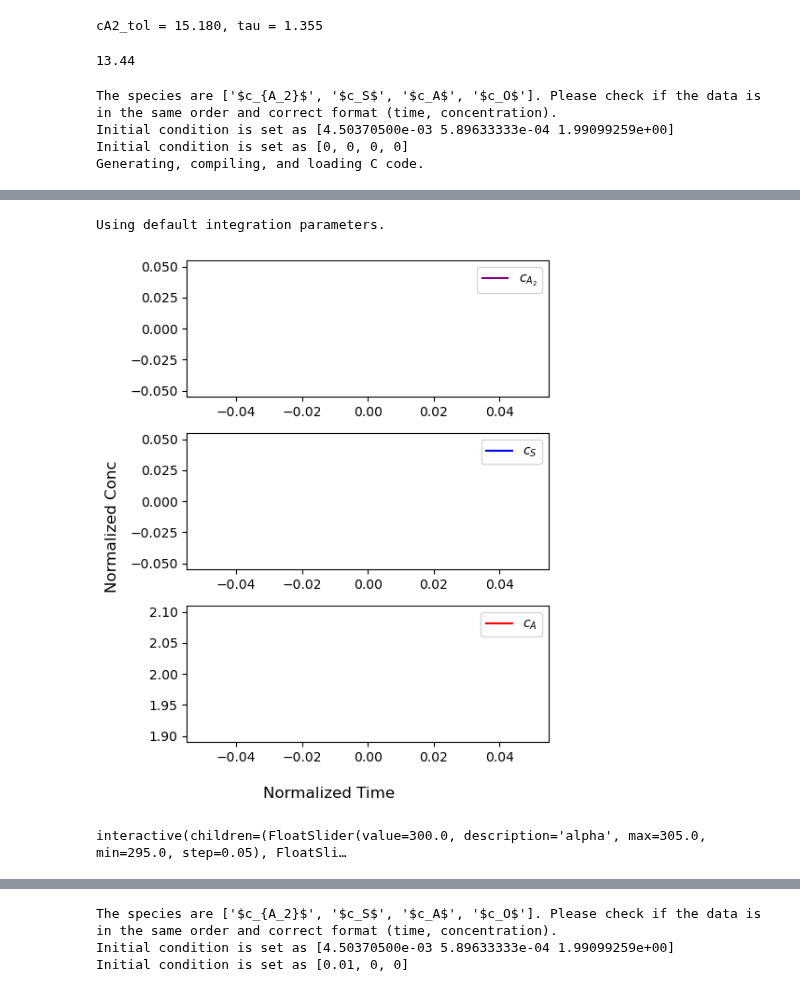
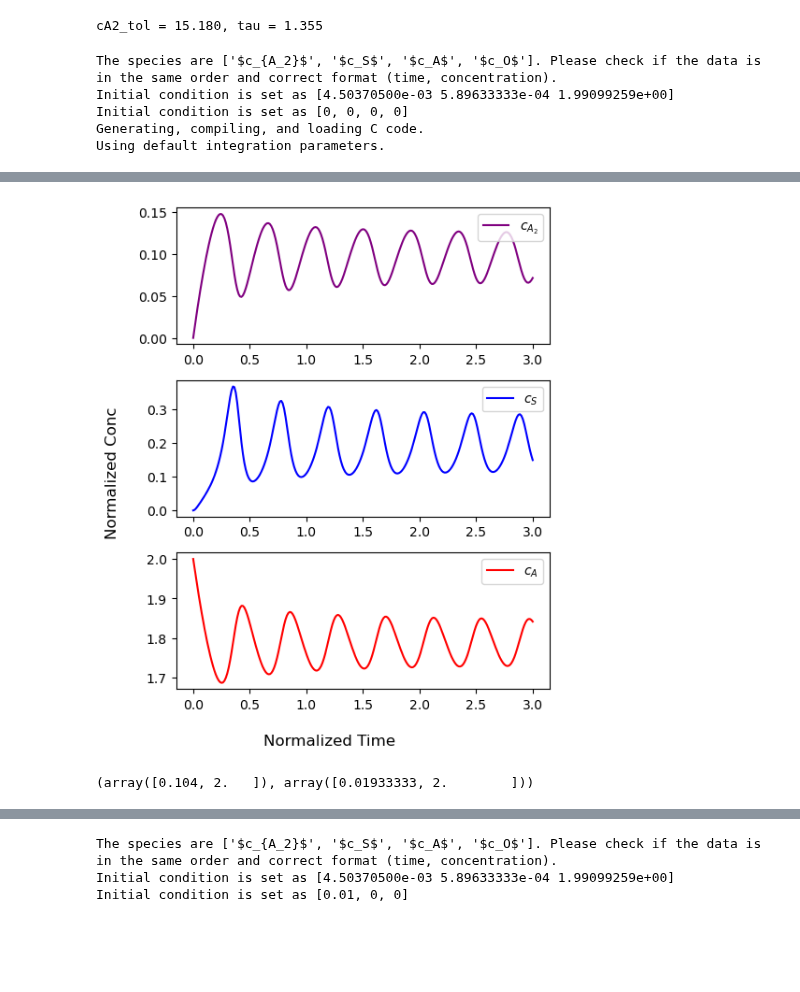
Before and after one commit to Zhiheng419/Chemical_Oscillation_Model, a Jupyter notebook: two_thiols.ipynb, the cells around one changed output, grey strips where cells are left out. Drawn from its saved outputs; the diff is of its cells as text; code cells hidden in the pictures; blank space fills up the shorter version.

```diff
--- a/two_thiols.ipynb
+++ b/two_thiols.ipynb
@@ -100,10 +100,6 @@ params = [cmc_92, rext]
 df_c92LM = input_expdata(file, params)
 # %% [output]
 cA2_tol = 15.180, tau = 1.355
-# %%
-1.2*11.2
-# %% [output]
-13.44
 # %%
 #C82 parameters
 rs_ac, rds_ac, rs, rds, ro, rm = 670, 410, 10, 210, 1e4, 1e4
@@ -113,7 +109,7 @@ td1, td2 = 0.03, 0.03
 
 #Definition of the model
 alpha, beta, theta, phi, ep, delta = rs_ac / rext, rds_ac / rext, rs / rext, rds / rext, ro / rext, rm / rext
-params1 = np.array([alpha, beta, theta, phi, ep, delta])
+params1 = [ 300,  60,   3,  50      , 892.85714286, 892.85714286]
 consts1 = np.array([lam, m])
 delay = np.array([td1, td2])
 init_cond = np.array([0, 0, 0])
@@ -129,3 +125,4 @@ The species are ['$c_{A_2}$', '$c_S$', '$c_A$', '$c_O$']. Please check if the da
 Initial condition is set as [4.50370500e-03 5.89633333e-04 1.99099259e+00]
 Initial condition is set as [0, 0, 0, 0]
 Generating, compiling, and loading C code.
+Using default integration parameters.
@@ -134,9 +129,8 @@ ld: warning: duplicate -rpath '/Users/zhihengzhang/anaconda3/lib' ignored
-Using default integration parameters.
-[figure, old version]
+[figure, new version]
-# %%
-delayed_C82.interactive_plot()
-# %% [output]
-interactive(children=(FloatSlider(value=300.0, description='alpha', max=305.0, min=295.0, step=0.05), FloatSli…
+# %%
+consts1, consts2
+# %% [output]
+(array([0.104, 2.   ]), array([0.01933333, 2.        ]))
 # %%
 #C92 parameters
 rs_ac, rds_ac, rs, rds, ro, rm = 310, 415,  15, 370, 1e4, 1e4
```
Also changed, not shown: parts of 7 cells of this notebook, 2 other files.
